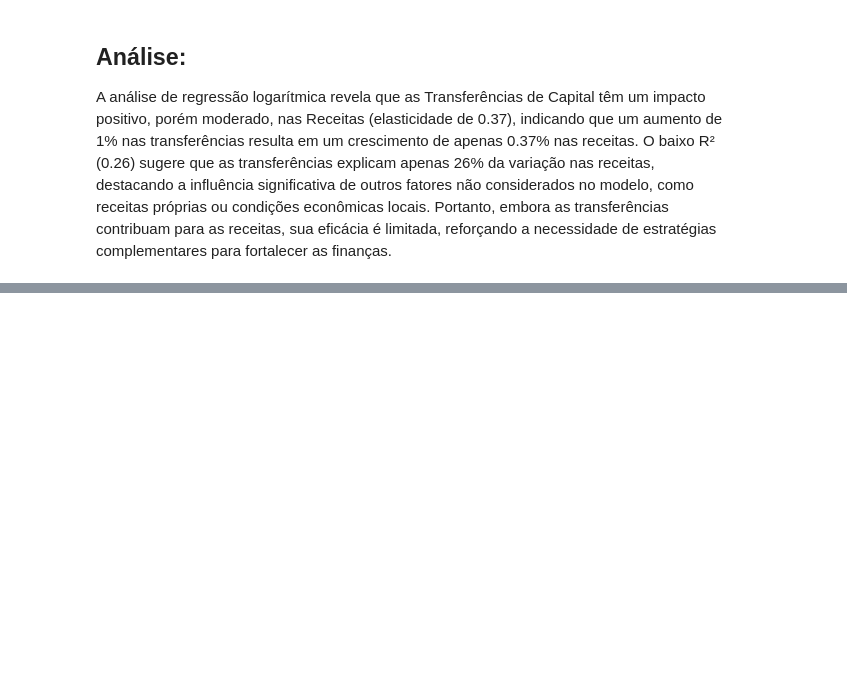
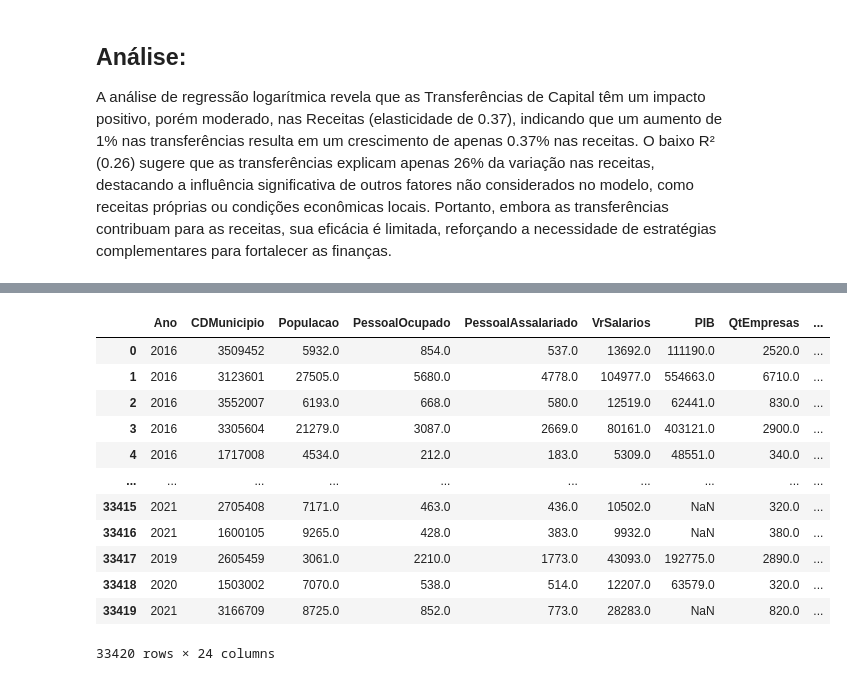
Before and after one commit to anaC-Fernandes/ProjetoDados, a Jupyter notebook: Notebooks/Dataset_Economia.ipynb, the cells around one changed output, grey strips where cells are left out. Saved outputs shown, nothing was run; the diff lists cells and outputs as text; code cells hidden in the pictures; blank space fills up the shorter version.

```diff
--- a/Notebooks/Dataset_Economia.ipynb
+++ b/Notebooks/Dataset_Economia.ipynb
@@ -1669,0 +1680,33 @@ A análise de regressão logarítmica revela que as Transferências de Capital t
+# %%
+df = pd.read_csv('https://raw.githubusercontent.com/anaC-Fernandes/ProjetoDados/refs/heads/main/Datasets/BrStats.csv', sep=";", low_memory=False)
+
+# Identifica colunas numéricas (ignorando 'Estado', 'Ano', etc.)
+colunas_excluir = ['Estado', 'Ano']  # Ajuste conforme necessário
+colunas_numericas = [col for col in df.columns if col not in colunas_excluir]
+
+# Função que normaliza uma coluna numérica
+def converte_coluna(col):
+    col = col.astype(str)
+    col = col.str.replace('.', '', regex=False)
+    col = col.str.replace(',', '.', regex=False)
+    return pd.to_numeric(col, errors='coerce')  # Agora usamos 'coerce', que é seguro
+
+# Aplica a função nas colunas desejadas
+for col in colunas_numericas:
+    df[col] = converte_coluna(df[col])
+
+df
+# %% [output]
+|  | Ano | CDMunicipio | Populacao | PessoalOcupado | PessoalAssalariado | VrSalarios | PIB | QtEmpresas | ... |
+| 0 | 2016 | 3509452 | 5932.0 | 854.0 | 537.0 | 13692.0 | 111190.0 | 2520.0 | ... |
+| 1 | 2016 | 3123601 | 27505.0 | 5680.0 | 4778.0 | 104977.0 | 554663.0 | 6710.0 | ... |
+| 2 | 2016 | 3552007 | 6193.0 | 668.0 | 580.0 | 12519.0 | 62441.0 | 830.0 | ... |
+| 3 | 2016 | 3305604 | 21279.0 | 3087.0 | 2669.0 | 80161.0 | 403121.0 | 2900.0 | ... |
+| 4 | 2016 | 1717008 | 4534.0 | 212.0 | 183.0 | 5309.0 | 48551.0 | 340.0 | ... |
+| ... | ... | ... | ... | ... | ... | ... | ... | ... | ... |
+| 33415 | 2021 | 2705408 | 7171.0 | 463.0 | 436.0 | 10502.0 | NaN | 320.0 | ... |
+| 33416 | 2021 | 1600105 | 9265.0 | 428.0 | 383.0 | 9932.0 | NaN | 380.0 | ... |
+| 33417 | 2019 | 2605459 | 3061.0 | 2210.0 | 1773.0 | 43093.0 | 192775.0 | 2890.0 | ... |
+| 33418 | 2020 | 1503002 | 7070.0 | 538.0 | 514.0 | 12207.0 | 63579.0 | 320.0 | ... |
+| 33419 | 2021 | 3166709 | 8725.0 | 852.0 | 773.0 | 28283.0 | NaN | 820.0 | ... |
+33420 rows × 24 columns
```
Also changed, not shown: parts of 30 cells of this notebook.
